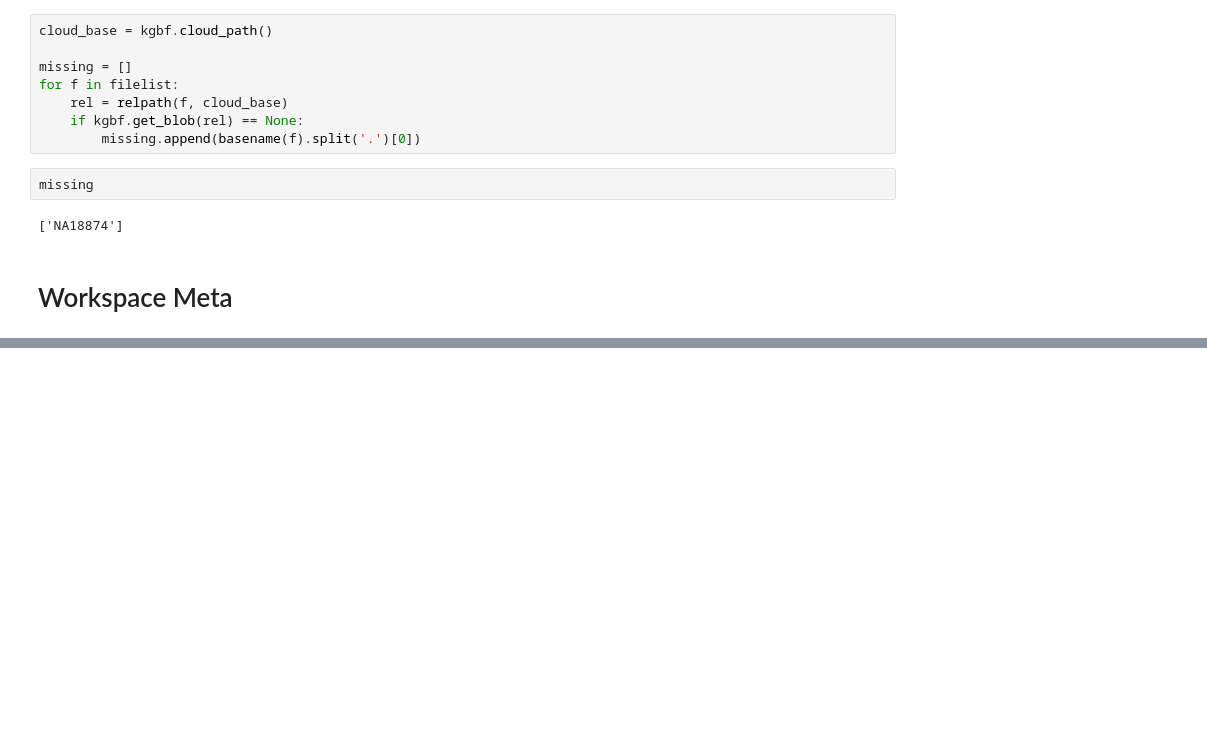
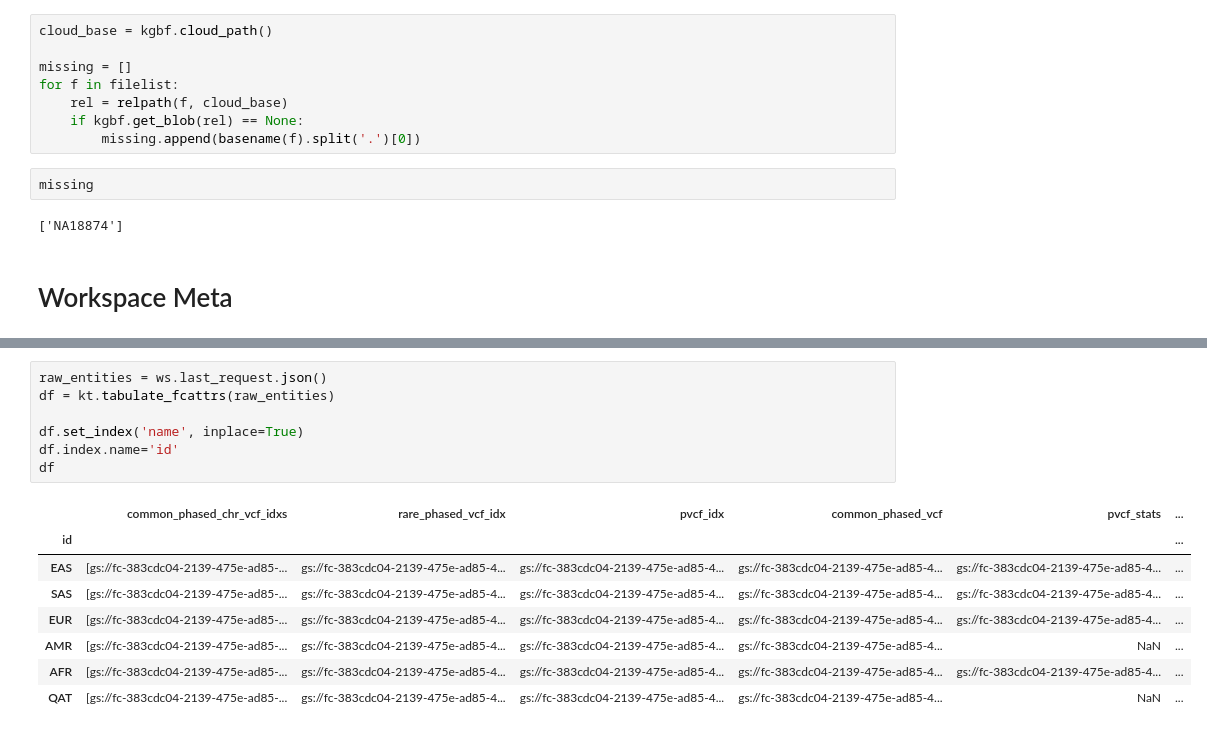
Before and after one commit to KAnderson-DFCI/Germline_Method_Development_AlDubayan, a Jupyter notebook: misc_analyses/gcloudops.ipynb, the cells around one changed output, grey strips where cells are left out. Saved outputs shown, nothing was run; the diff lists cells and outputs as text; blank space fills up the shorter version.

```diff
--- a/misc_analyses/gcloudops.ipynb
+++ b/misc_analyses/gcloudops.ipynb
@@ -656,0 +659,16 @@ missing
+# %%
+raw_entities = ws.last_request.json()
+df = kt.tabulate_fcattrs(raw_entities)
+
+df.set_index('name', inplace=True)
+df.index.name='id'
+df
+# %% [output]
+|  | common_phased_chr_vcf_idxs | rare_phased_vcf_idx | pvcf_idx | common_phased_vcf | pvcf_stats | ... |
+| id |  |  |  |  |  | ... |
+| EAS | [gs://fc-383cdc04-2139-475e-ad85-... | gs://fc-383cdc04-2139-475e-ad85-4... | gs://fc-383cdc04-2139-475e-ad85-4... | gs://fc-383cdc04-2139-475e-ad85-4... | gs://fc-383cdc04-2139-475e-ad85-4... | ... |
+| SAS | [gs://fc-383cdc04-2139-475e-ad85-... | gs://fc-383cdc04-2139-475e-ad85-4... | gs://fc-383cdc04-2139-475e-ad85-4... | gs://fc-383cdc04-2139-475e-ad85-4... | gs://fc-383cdc04-2139-475e-ad85-4... | ... |
+| EUR | [gs://fc-383cdc04-2139-475e-ad85-... | gs://fc-383cdc04-2139-475e-ad85-4... | gs://fc-383cdc04-2139-475e-ad85-4... | gs://fc-383cdc04-2139-475e-ad85-4... | gs://fc-383cdc04-2139-475e-ad85-4... | ... |
+| AMR | [gs://fc-383cdc04-2139-475e-ad85-... | gs://fc-383cdc04-2139-475e-ad85-4... | gs://fc-383cdc04-2139-475e-ad85-4... | gs://fc-383cdc04-2139-475e-ad85-4... | NaN | ... |
+| AFR | [gs://fc-383cdc04-2139-475e-ad85-... | gs://fc-383cdc04-2139-475e-ad85-4... | gs://fc-383cdc04-2139-475e-ad85-4... | gs://fc-383cdc04-2139-475e-ad85-4... | gs://fc-383cdc04-2139-475e-ad85-4... | ... |
+| QAT | [gs://fc-383cdc04-2139-475e-ad85-... | gs://fc-383cdc04-2139-475e-ad85-4... | gs://fc-383cdc04-2139-475e-ad85-4... | gs://fc-383cdc04-2139-475e-ad85-4... | NaN | ... |
```
Also changed, not shown: parts of 12 cells of this notebook, 14 other files.
